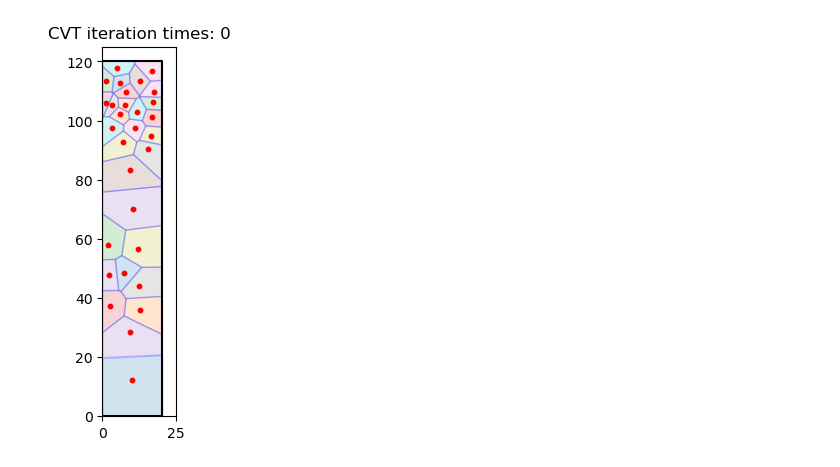
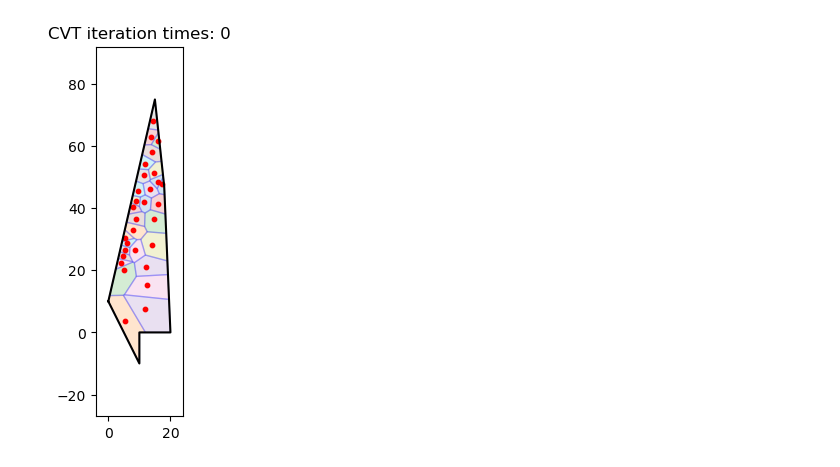
Before and after one commit to JackiMa/CVT-------, a Jupyter notebook: CVT.ipynb, the cells around one changed output. Saved outputs shown, nothing was run; the diff lists cells and outputs as text; code cells hidden in the pictures.

```diff
--- a/CVT.ipynb
+++ b/CVT.ipynb
@@ -7,7 +7,7 @@ from matplotlib.animation import FuncAnimation, PillowWriter
 from tqdm import tqdm
 
 # 定义几何边界的顶点，注意需要顺次连接
-mypolygon_vertices = np.array([[0, 0], [0, 120], [20,120],[20, 0]])
+mypolygon_vertices = np.array([[0, 10], [15, 75], [18, 47], [20, 0], [10, 0], [10, -10]])
 mypolygon = Polygon(mypolygon_vertices)
 
 # 生成在多边形内随机点
@@ -126,7 +126,7 @@ def centroidal_voronoi_tessellation(vertices, num_points, num_iterations=100):
     num_iterations: 迭代次数。
 
     返回：
-    frames: 每次迭代后的点集列表。
+    frames: 每次迭代后的点集、面积列表。
     """
     points = generate_uniform_points_in_mypolygon(vertices, num_points)
     frames = []
@@ -141,6 +141,7 @@ def centroidal_voronoi_tessellation(vertices, num_points, num_iterations=100):
 
         vor = Voronoi(points)
         new_points = []
+        areas = []
 
         # 获取有限的Voronoi区域
         regions, vertices_voronoi = voronoi_finite_polygons_2d(vor)
@@ -161,18 +162,30 @@ def centroidal_voronoi_tessellation(vertices, num_points, num_iterations=100):
                 # 计算所有多边形部分的加权质心
                 total_area = 0
                 centroid_sum = np.zeros(2)
-                for part in intersection:
+                for part in intersection.geoms:  # 使用 .geoms 属性来迭代 MultiPolygon 中的每个 Polygon
+                    # 获取每个部分的面积
                     area = part.area
+                    # 获取每个部分的质心坐标
                     centroid = np.array(part.centroid.coords[0])
+                    # 加权质心的计算：面积乘以质心坐标
                     centroid_sum += area * centroid
+                    # 累加总面积
                     total_area += area
+                # 计算加权质心的最终坐标
                 centroid = centroid_sum / total_area
             else:
+                # 如果不是MultiPolygon，直接获取质心坐标
                 centroid = np.array(intersection.centroid.coords[0])
+
             # 检查质心是否在交集内
             if not intersection.contains(Point(centroid)):
+                # 如果质心不在交集内，使用代表点作为质心
                 centroid = np.array(intersection.representative_point().coords[0])
+
+            # 将计算得到的质心添加到新点列表中
             new_points.append(centroid)
+            # 保存每个点的面积
+            areas.append(intersection.area)
 
         if len(new_points) > 0:
             points = np.array(new_points)
@@ -180,10 +193,11 @@ def centroidal_voronoi_tessellation(vertices, num_points, num_iterations=100):
             print(f"Iteration {iteration}: 没有新的点，迭代停止。")
             break
 
-        # 保存每次迭代的点
-        frames.append(points.copy())
+        # 保存每次迭代的点和面积
+        frames.append({'points': points.copy(), 'areas': areas.copy()})
 
     return frames
+
 # 绘制Voronoi图和多边形
 def plot_voronoi_in_mypolygon(vertices, points, iteration):
     """
@@ -228,35 +242,50 @@ def plot_voronoi_in_mypolygon(vertices, points, iteration):
         if intersection.is_empty or intersection.area == 0:
             continue
         if isinstance(intersection, Polygon):
             x, y = intersection.exterior.xy
             plt.fill(x, y, edgecolor='blue', alpha=0.2)
         elif isinstance(intersection, MultiPolygon):
-            for part in intersection:
+            for part in intersection.geoms:  # 使用 .geoms 属性来迭代 MultiPolygon 中的每个 Polygon
                 x, y = part.exterior.xy
                 plt.fill(x, y, edgecolor='blue', alpha=0.2)
 
     # 绘制多边形
     x_tri, y_tri = mypolygon.exterior.xy
     plt.plot(x_tri, y_tri, 'k-')
 
+
+    # 计算点集的最大和最小值，用作绘图范围
+    x_min, y_min = np.min(vertices, axis=0)
+    x_max, y_max = np.max(vertices, axis=0)
+    # 扩展20%的区域
+    x_range = x_max - x_min
+    y_range = y_max - y_min
+    x_min -= 0.2 * x_range
+    x_max += 0.2 * x_range
+    y_min -= 0.2 * y_range
+    y_max += 0.2 * y_range
+
     # 绘制生成的点
     plt.scatter(points[:, 0], points[:, 1], color='red', s=10)  # 调整点的大小，s=10 表示较小的点
     plt.title(f"CVT iteration times: {iteration}")
-    plt.xlim([0, 25])
-    plt.ylim([0, 125])
+    plt.xlim([x_min, x_max])
+    plt.ylim([y_min, y_max])
     plt.gca().set_aspect('equal', adjustable='box')
 
 
 # 生成nums个点，迭代num_iterations次
 num_points = 30
 num_iterations = 100
 frames = centroidal_voronoi_tessellation(mypolygon_vertices, num_points, num_iterations=num_iterations)
 
+points_frame =  [frame['points'] for frame in frames]
+areas_frame =  [frame['areas'] for frame in frames]
+
 # 创建动画
 fig = plt.figure()
-ani = FuncAnimation(fig, lambda i: plot_voronoi_in_mypolygon(mypolygon_vertices, frames[i], i), frames=len(frames), interval=100)
+ani = FuncAnimation(fig, lambda i: plot_voronoi_in_mypolygon(mypolygon_vertices, points_frame[i], i), frames=len(points_frame), interval=100)
 
 # 保存为GIF
 ani.save("voronoi_cvt_test.gif", writer=PillowWriter(fps=10))
 # %% [output]
-[figure, old version]
+[figure, new version]
```
Also changed, not shown: parts of 2 cells of this notebook, 3 other files.
